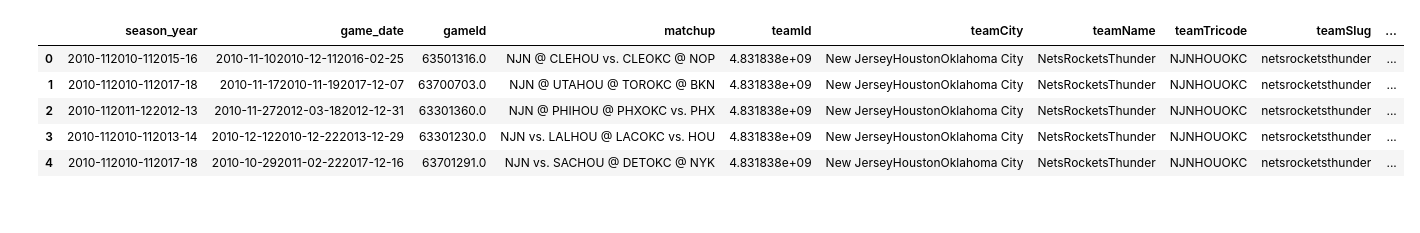
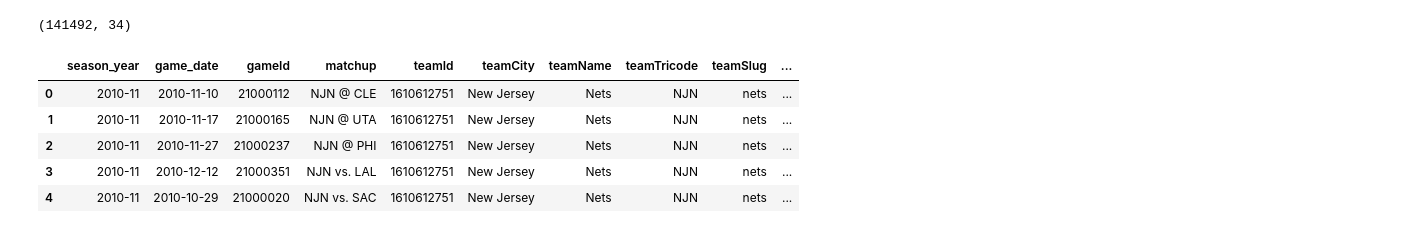
Before and after one commit to laketalkemp/2025-HUDS-Bootcamp, a Jupyter notebook: Data/NBA-Data/NBA Players Season Data.ipynb, the cells around one changed output. Cells and saved outputs as stored; diff of their text form; code cells hidden in the pictures.

Commit message:
Updated Concatenation of files

```diff
--- a/Data/NBA-Data/NBA Players Season Data.ipynb
+++ b/Data/NBA-Data/NBA Players Season Data.ipynb
@@ -18,17 +53,20 @@ nba_season3 = pd.read_csv(nba_season_data3)
+# %%
+nba_season3.shape
+# %% [output]
+(141492, 34)
 # %%
 # Concatenate the files
-all_data = nba_season1 + nba_season2 + nba_season3
-nba_season_2010_2024 = pd.DataFrame(all_data)
+nba_season_2010_2024 = pd.concat([nba_season1, nba_season2, nba_season3], axis=0, join='outer', ignore_index=True)
 
 # Check the join
 nba_season_2010_2024.head()
 # %% [output]
 |  | season_year | game_date | gameId | matchup | teamId | teamCity | teamName | teamTricode | teamSlug | ... |
-| 0 | 2010-112010-112015-16 | 2010-11-102010-12-112016-02-25 | 63501316.0 | NJN @ CLEHOU vs. CLEOKC @ NOP | 4.831838e+09 | New JerseyHoustonOklahoma City | NetsRocketsThunder | NJNHOUOKC | netsrocketsthunder | ... |
-| 1 | 2010-112010-112017-18 | 2010-11-172010-11-192017-12-07 | 63700703.0 | NJN @ UTAHOU @ TOROKC @ BKN | 4.831838e+09 | New JerseyHoustonOklahoma City | NetsRocketsThunder | NJNHOUOKC | netsrocketsthunder | ... |
-| 2 | 2010-112011-122012-13 | 2010-11-272012-03-182012-12-31 | 63301360.0 | NJN @ PHIHOU @ PHXOKC vs. PHX | 4.831838e+09 | New JerseyHoustonOklahoma City | NetsRocketsThunder | NJNHOUOKC | netsrocketsthunder | ... |
-| 3 | 2010-112010-112013-14 | 2010-12-122010-12-222013-12-29 | 63301230.0 | NJN vs. LALHOU @ LACOKC vs. HOU | 4.831838e+09 | New JerseyHoustonOklahoma City | NetsRocketsThunder | NJNHOUOKC | netsrocketsthunder | ... |
-| 4 | 2010-112010-112017-18 | 2010-10-292011-02-222017-12-16 | 63701291.0 | NJN vs. SACHOU @ DETOKC @ NYK | 4.831838e+09 | New JerseyHoustonOklahoma City | NetsRocketsThunder | NJNHOUOKC | netsrocketsthunder | ... |
+| 0 | 2010-11 | 2010-11-10 | 21000112 | NJN @ CLE | 1610612751 | New Jersey | Nets | NJN | nets | ... |
+| 1 | 2010-11 | 2010-11-17 | 21000165 | NJN @ UTA | 1610612751 | New Jersey | Nets | NJN | nets | ... |
+| 2 | 2010-11 | 2010-11-27 | 21000237 | NJN @ PHI | 1610612751 | New Jersey | Nets | NJN | nets | ... |
+| 3 | 2010-11 | 2010-12-12 | 21000351 | NJN vs. LAL | 1610612751 | New Jersey | Nets | NJN | nets | ... |
+| 4 | 2010-11 | 2010-10-29 | 21000020 | NJN vs. SAC | 1610612751 | New Jersey | Nets | NJN | nets | ... |
 # %%
 # Check the join
 nba_season_2010_2024.tail()
```
Also changed, not shown: parts of 6 cells of this notebook.
